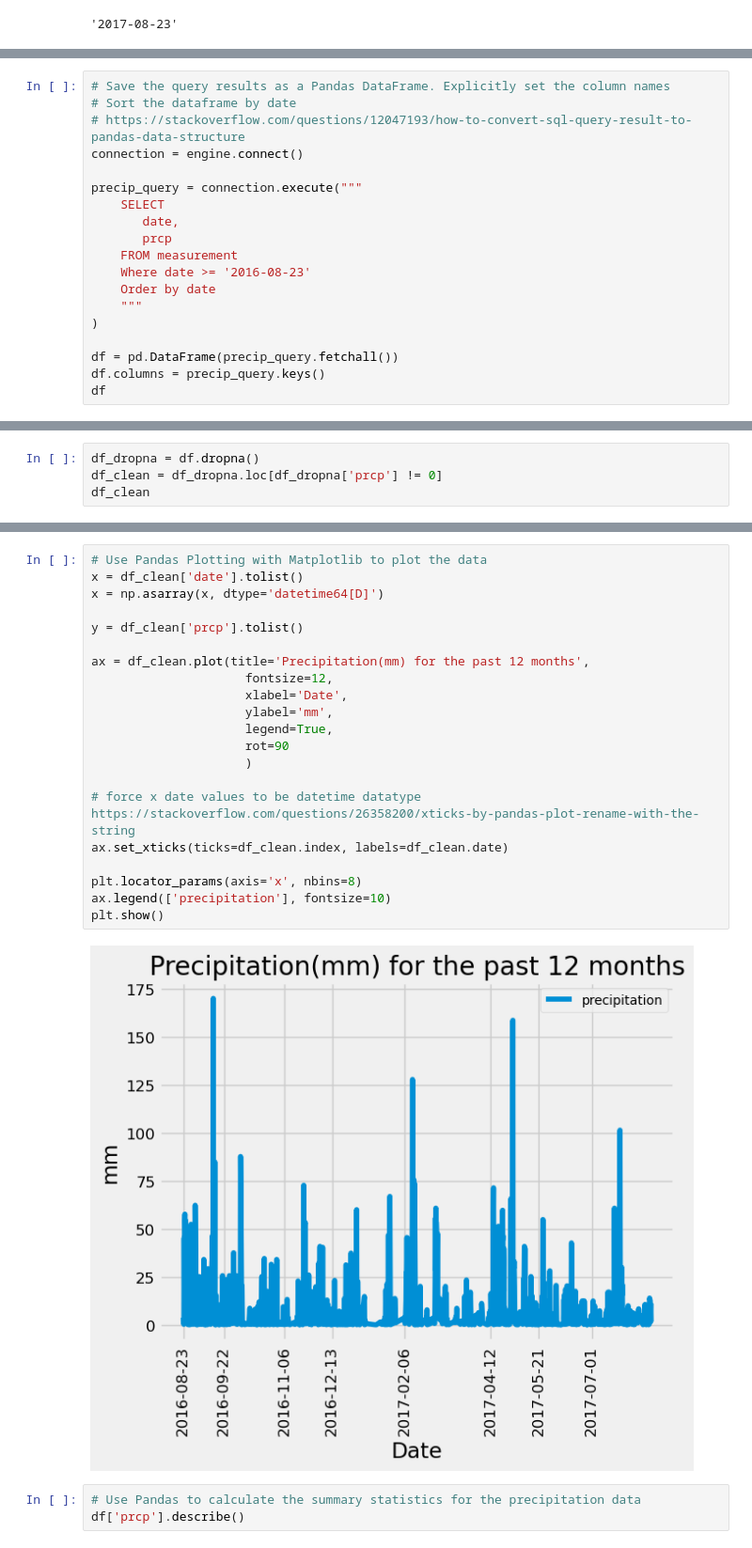
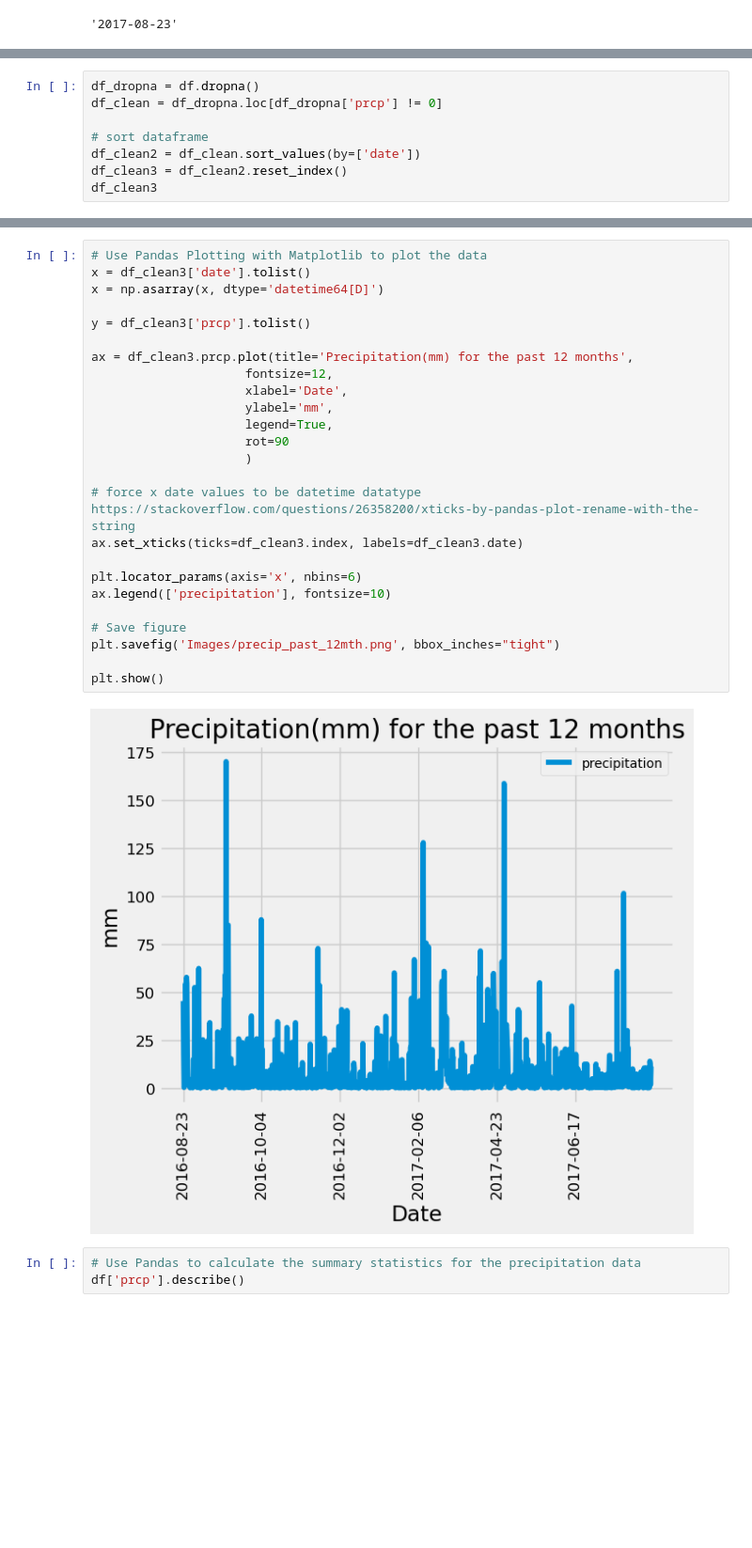
Before and after one commit to htojyy/sqlalchemy-challenge, a Jupyter notebook: SurfsUp/climate_starter.ipynb, the cells around one changed output, grey strips where cells are left out. Shown: that part at 94% size. Drawn from its saved outputs; the diff is of its cells as text; blank space fills up the shorter version.

Commit message:
add images folder, add app.py, update readme, update climate_starter.ipynb

```diff
--- a/SurfsUp/climate_starter.ipynb
+++ b/SurfsUp/climate_starter.ipynb
@@ -90,19 +78,0 @@ precip
-# %%
-# Save the query results as a Pandas DataFrame. Explicitly set the column names
-# Sort the dataframe by date
-# https://stackoverflow.com/questions/12047193/how-to-convert-sql-query-result-to-pandas-data-structure
-connection = engine.connect()
-
-precip_query = connection.execute("""
-    SELECT
-       date,
-       prcp
-    FROM measurement
-    Where date >= '2016-08-23'
-    Order by date
-    """
-)
-
-df = pd.DataFrame(precip_query.fetchall())
-df.columns = precip_query.keys()
-df
@@ -123,5 +79,9 @@ df
 # %%
 df_dropna = df.dropna()
 df_clean = df_dropna.loc[df_dropna['prcp'] != 0]
-df_clean
+
+# sort dataframe
+df_clean2 = df_clean.sort_values(by=['date'])
+df_clean3 = df_clean2.reset_index()
+df_clean3
 # %% [output]
@@ -141,26 +101,30 @@ df_clean
 # %%
 # Use Pandas Plotting with Matplotlib to plot the data
-x = df_clean['date'].tolist()
+x = df_clean3['date'].tolist()
 x = np.asarray(x, dtype='datetime64[D]')
 
-y = df_clean['prcp'].tolist()
+y = df_clean3['prcp'].tolist()
 
-ax = df_clean.plot(title='Precipitation(mm) for the past 12 months',
+ax = df_clean3.prcp.plot(title='Precipitation(mm) for the past 12 months',
                      fontsize=12,
                      xlabel='Date',
                      ylabel='mm',
                      legend=True,
                      rot=90
                      )
 
 # force x date values to be datetime datatype https://stackoverflow.com/questions/26358200/xticks-by-pandas-plot-rename-with-the-string
-ax.set_xticks(ticks=df_clean.index, labels=df_clean.date)
+ax.set_xticks(ticks=df_clean3.index, labels=df_clean3.date)
 
-plt.locator_params(axis='x', nbins=8)
+plt.locator_params(axis='x', nbins=6)
 ax.legend(['precipitation'], fontsize=10)
+
+# Save figure
+plt.savefig('Images/precip_past_12mth.png', bbox_inches="tight")
+
 plt.show()
 # %% [output]
-[figure, old version]
+[figure, new version]
 # %%
 # Use Pandas to calculate the summary statistics for the precipitation data
 df['prcp'].describe()
```
Also changed, not shown: parts of 8 cells of this notebook, 12 other files.
